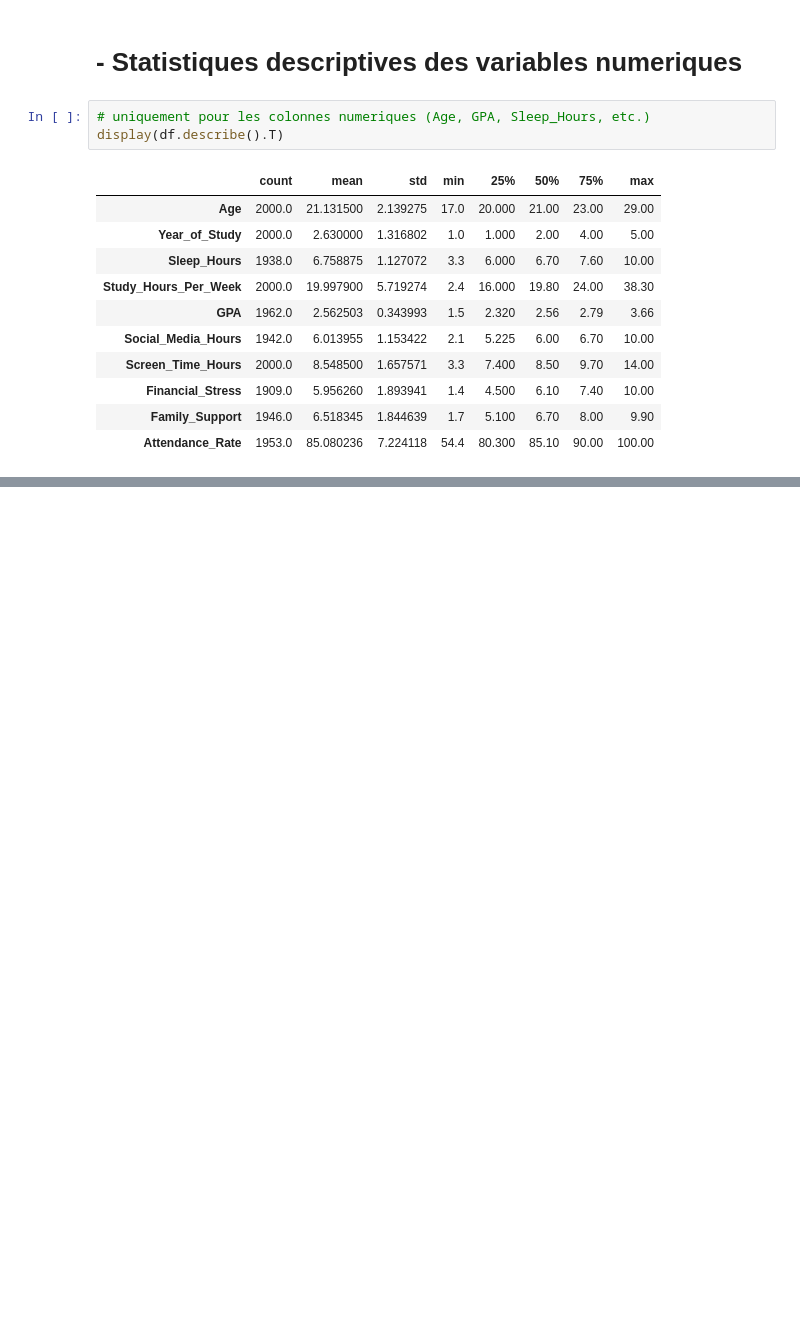
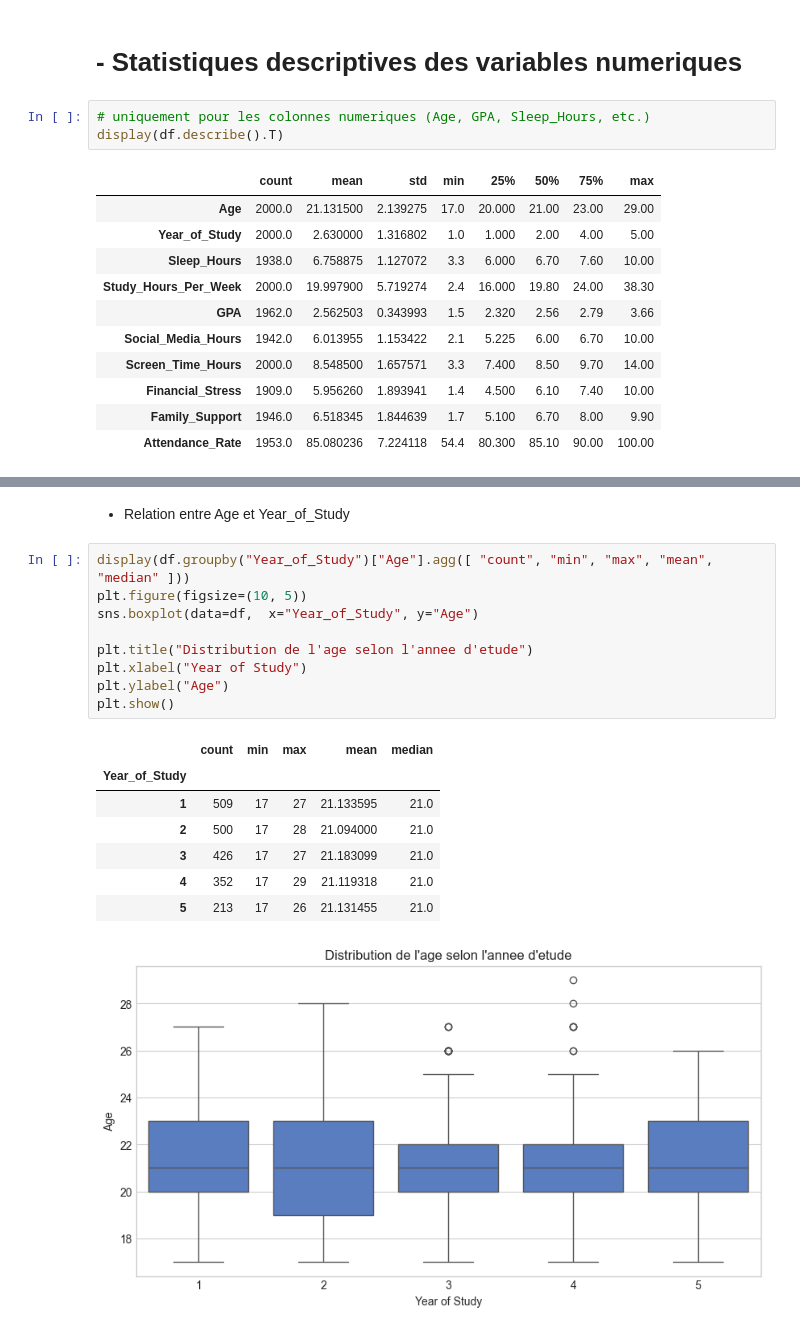
Before and after one commit to Mednsn/Prediction_du_risque_sante_mentale_SC, a Jupyter notebook: notebooks/01_data_exploration.ipynb, the cells around one changed output, grey strips where cells are left out. Drawn from its saved outputs; the diff is of its cells as text; blank space fills up the shorter version.

```diff
--- a/notebooks/01_data_exploration.ipynb
+++ b/notebooks/01_data_exploration.ipynb
@@ -300,0 +233,20 @@ plt.show()
+# %% [markdown]
+- Relation entre Age et Year_of_Study
+# %%
+display(df.groupby("Year_of_Study")["Age"].agg([ "count", "min", "max", "mean", "median" ]))
+plt.figure(figsize=(10, 5))
+sns.boxplot(data=df,  x="Year_of_Study", y="Age")
+
+plt.title("Distribution de l'age selon l'annee d'etude")
+plt.xlabel("Year of Study")
+plt.ylabel("Age")
+plt.show()
+# %% [output]
+|  | count | min | max | mean | median |
+| Year_of_Study |  |  |  |  |  |
+| 1 | 509 | 17 | 27 | 21.133595 | 21.0 |
+| 2 | 500 | 17 | 28 | 21.094000 | 21.0 |
+| 3 | 426 | 17 | 27 | 21.183099 | 21.0 |
+| 4 | 352 | 17 | 29 | 21.119318 | 21.0 |
+| 5 | 213 | 17 | 26 | 21.131455 | 21.0 |
+[figure, added]
```
Also changed, not shown: parts of 55 cells of this notebook, 1 other file.
